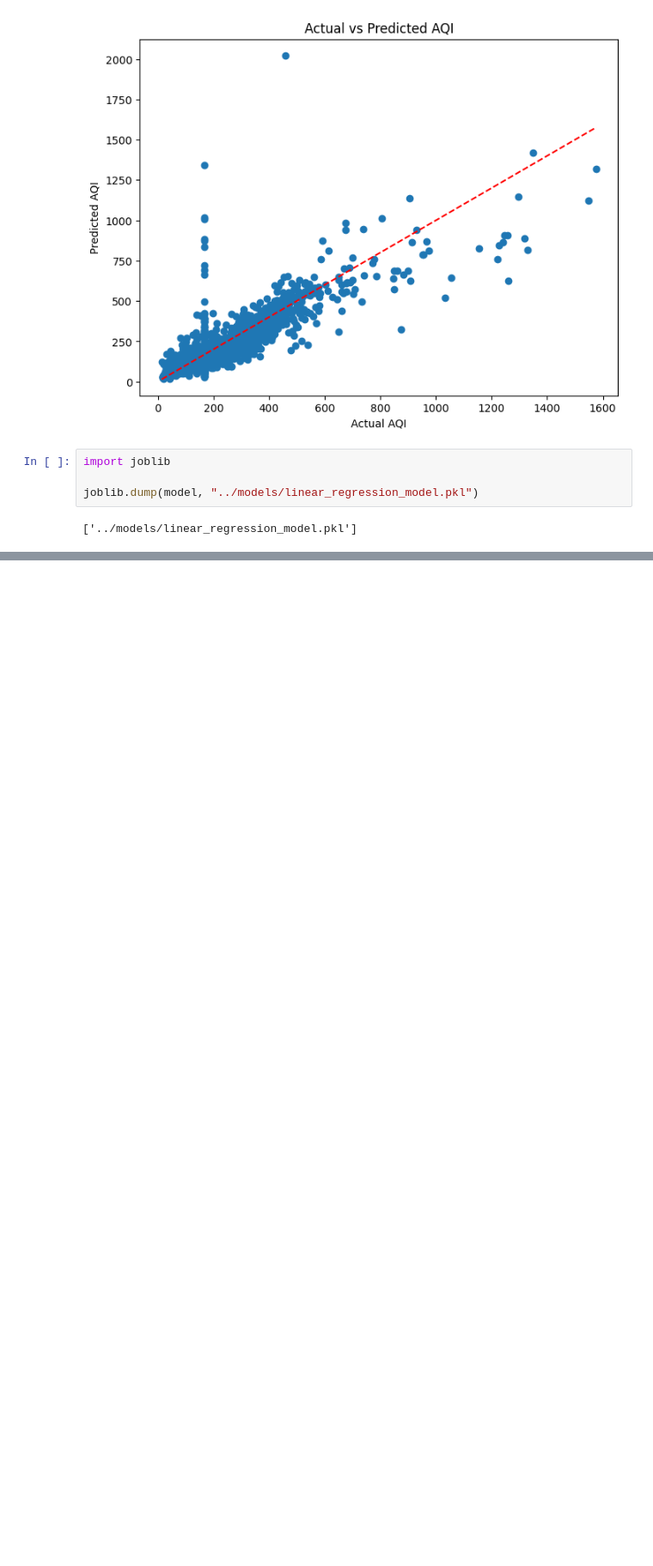
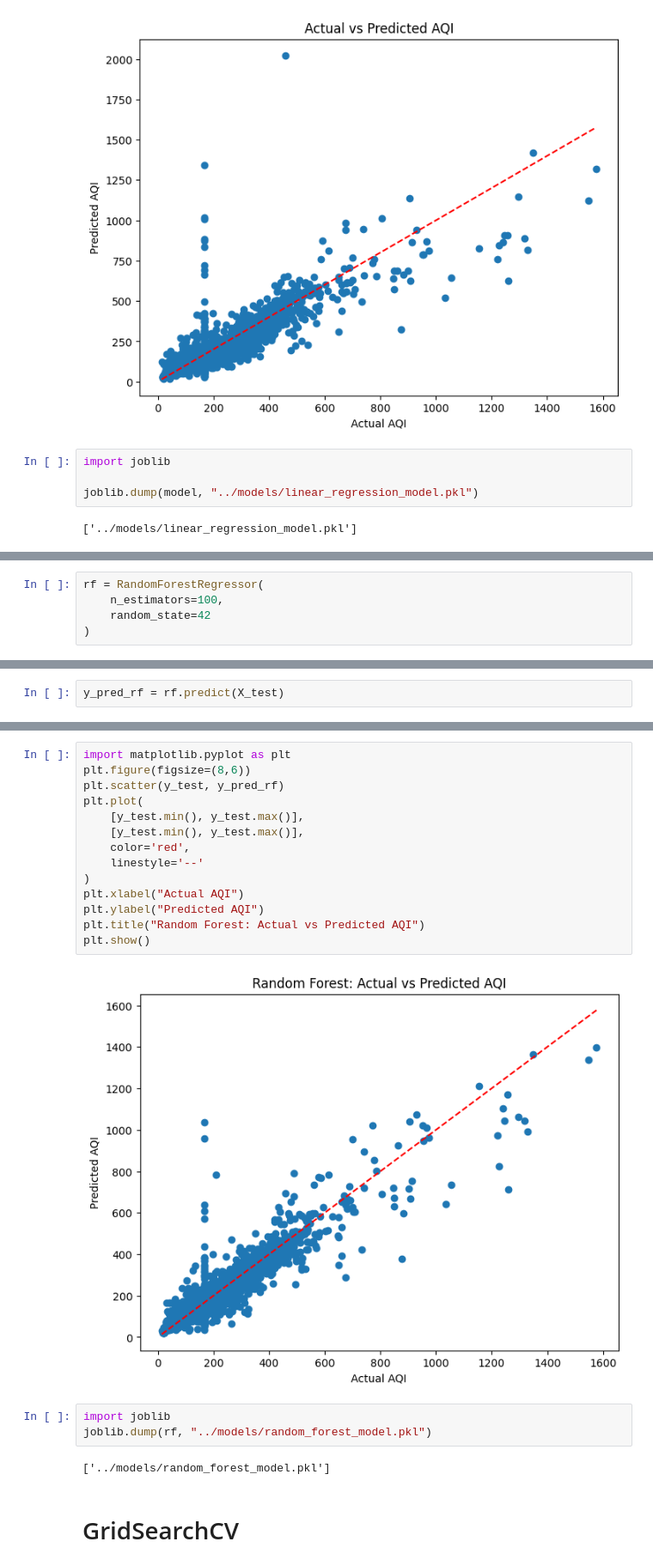
Before and after one commit to nikunjdixit-ai/-Air-AQI-Prediction, a Jupyter notebook: notebook/aqi_pipeline.ipynb, the cells around one changed output, grey strips where cells are left out. Shown at 86% size. Saved outputs shown, nothing was run; the diff lists cells and outputs as text; blank space fills up the shorter version.

```diff
--- a/notebook/aqi_pipeline.ipynb
+++ b/notebook/aqi_pipeline.ipynb
@@ -486,0 +558,5 @@ os.listdir("../models")
+# %%
+rf = RandomForestRegressor(
+    n_estimators=100,
+    random_state=42
+)
@@ -486,0 +567,2 @@ os.listdir("../models")
+# %%
+y_pred_rf = rf.predict(X_test)
@@ -486,0 +583,23 @@ os.listdir("../models")
+# %%
+import matplotlib.pyplot as plt
+plt.figure(figsize=(8,6))
+plt.scatter(y_test, y_pred_rf)
+plt.plot(
+    [y_test.min(), y_test.max()],
+    [y_test.min(), y_test.max()],
+    color='red',
+    linestyle='--'
+)
+plt.xlabel("Actual AQI")
+plt.ylabel("Predicted AQI")
+plt.title("Random Forest: Actual vs Predicted AQI")
+plt.show()
+# %% [output]
+[figure, added]
+# %%
+import joblib
+joblib.dump(rf, "../models/random_forest_model.pkl")
+# %% [output]
+['../models/random_forest_model.pkl']
+# %% [markdown]
+# GridSearchCV
```
Also changed, not shown: parts of 16 cells of this notebook, 2 other files.
